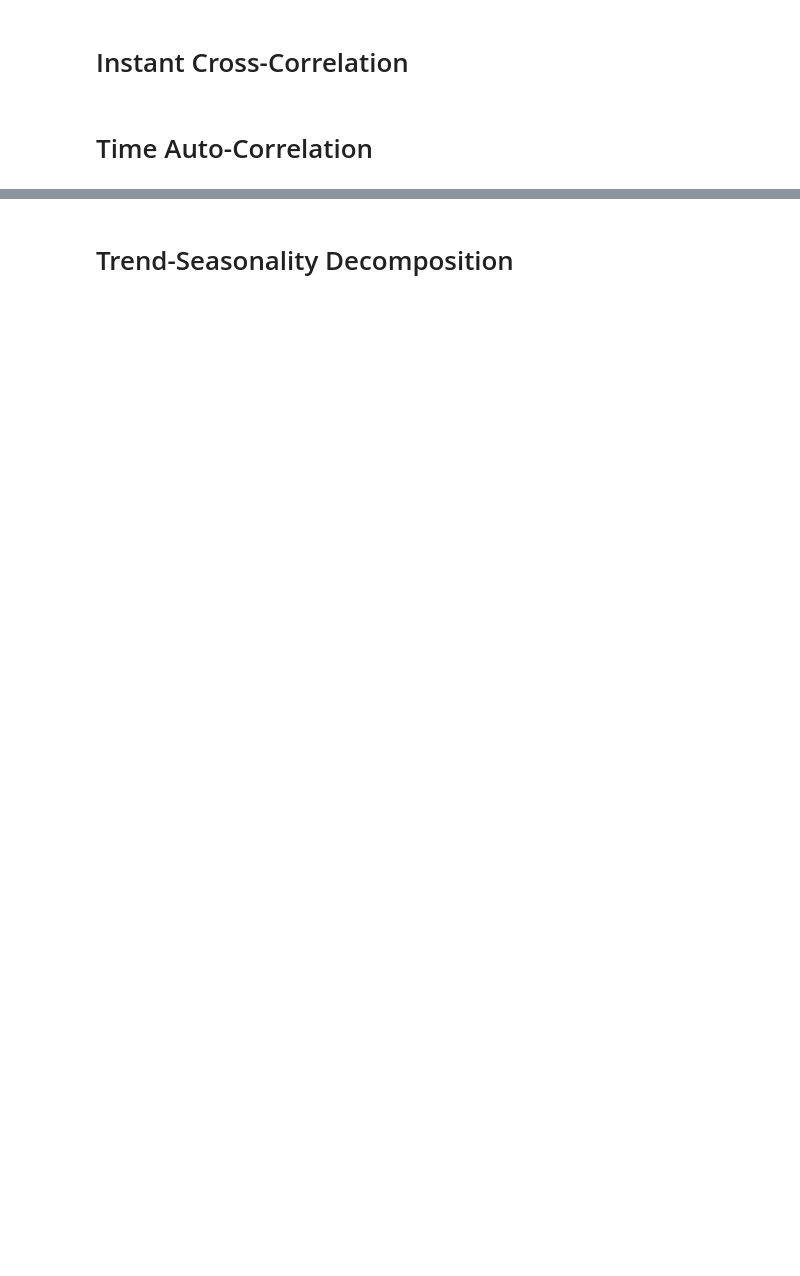
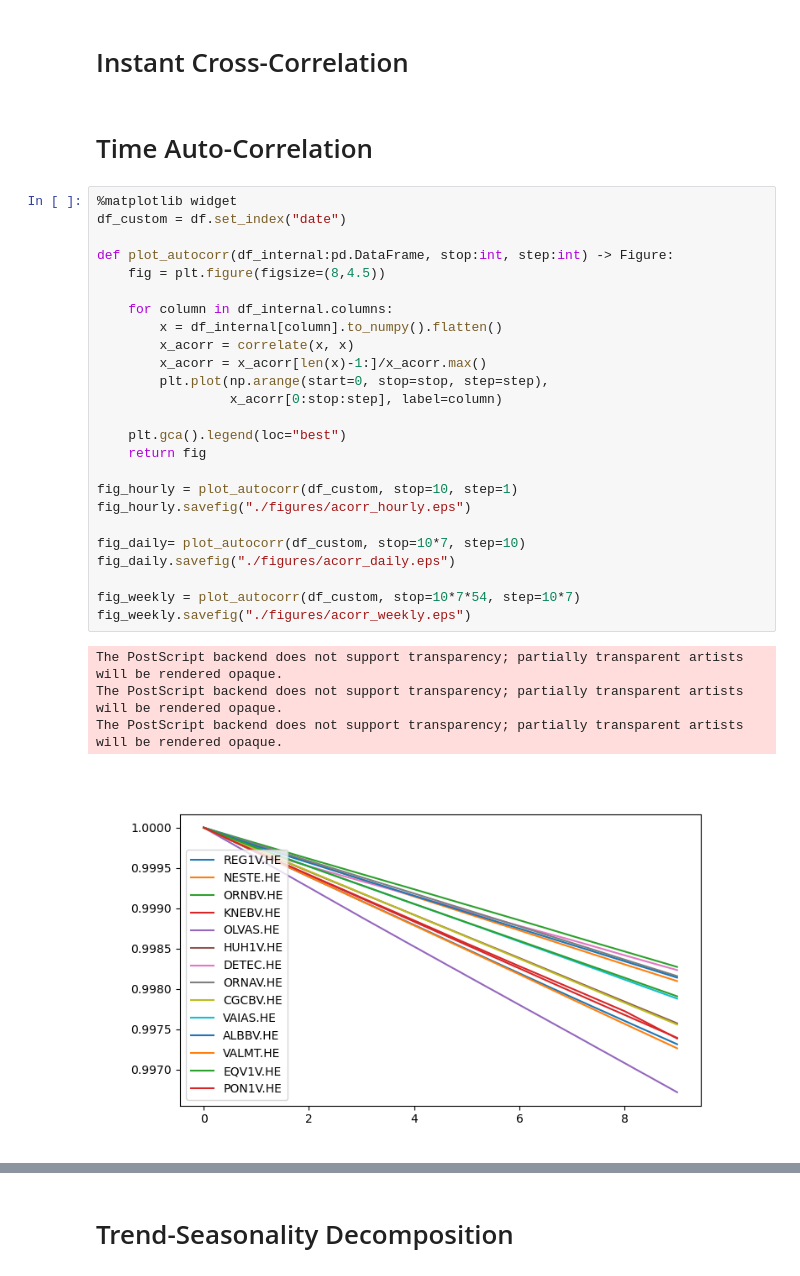
Before and after one commit to ilmari99/stonk-prediction, a Jupyter notebook: data_visualisation.ipynb, the cells around one changed output, grey strips where cells are left out. Saved outputs shown, nothing was run; the diff lists cells and outputs as text; blank space fills up the shorter version.

Commit message:
Added autocorrelation figures with 10-hour day.

```diff
--- a/data_visualisation.ipynb
+++ b/data_visualisation.ipynb
@@ -30,3 +34,33 @@ max      41.599998    38.480000    28.500000    48.750000
 # Instant Cross-Correlation
 # %% [markdown]
 # Time Auto-Correlation
+# %%
+%matplotlib widget
+df_custom = df.set_index("date")
+
+def plot_autocorr(df_internal:pd.DataFrame, stop:int, step:int) -> Figure:
+    fig = plt.figure(figsize=(8,4.5))
+
+    for column in df_internal.columns:
+        x = df_internal[column].to_numpy().flatten()
+        x_acorr = correlate(x, x)
+        x_acorr = x_acorr[len(x)-1:]/x_acorr.max()
+        plt.plot(np.arange(start=0, stop=stop, step=step),
+                 x_acorr[0:stop:step], label=column)
+
+    plt.gca().legend(loc="best")
+    return fig
+
+fig_hourly = plot_autocorr(df_custom, stop=10, step=1)
+fig_hourly.savefig("./figures/acorr_hourly.eps")
+
+fig_daily= plot_autocorr(df_custom, stop=10*7, step=10)
+fig_daily.savefig("./figures/acorr_daily.eps")
+
+fig_weekly = plot_autocorr(df_custom, stop=10*7*54, step=10*7)
+fig_weekly.savefig("./figures/acorr_weekly.eps")
+# %% [output]
+The PostScript backend does not support transparency; partially transparent artists will be rendered opaque.
+The PostScript backend does not support transparency; partially transparent artists will be rendered opaque.
+The PostScript backend does not support transparency; partially transparent artists will be rendered opaque.
+[figure, added]
```
Also changed, not shown: parts of 2 cells of this notebook.
